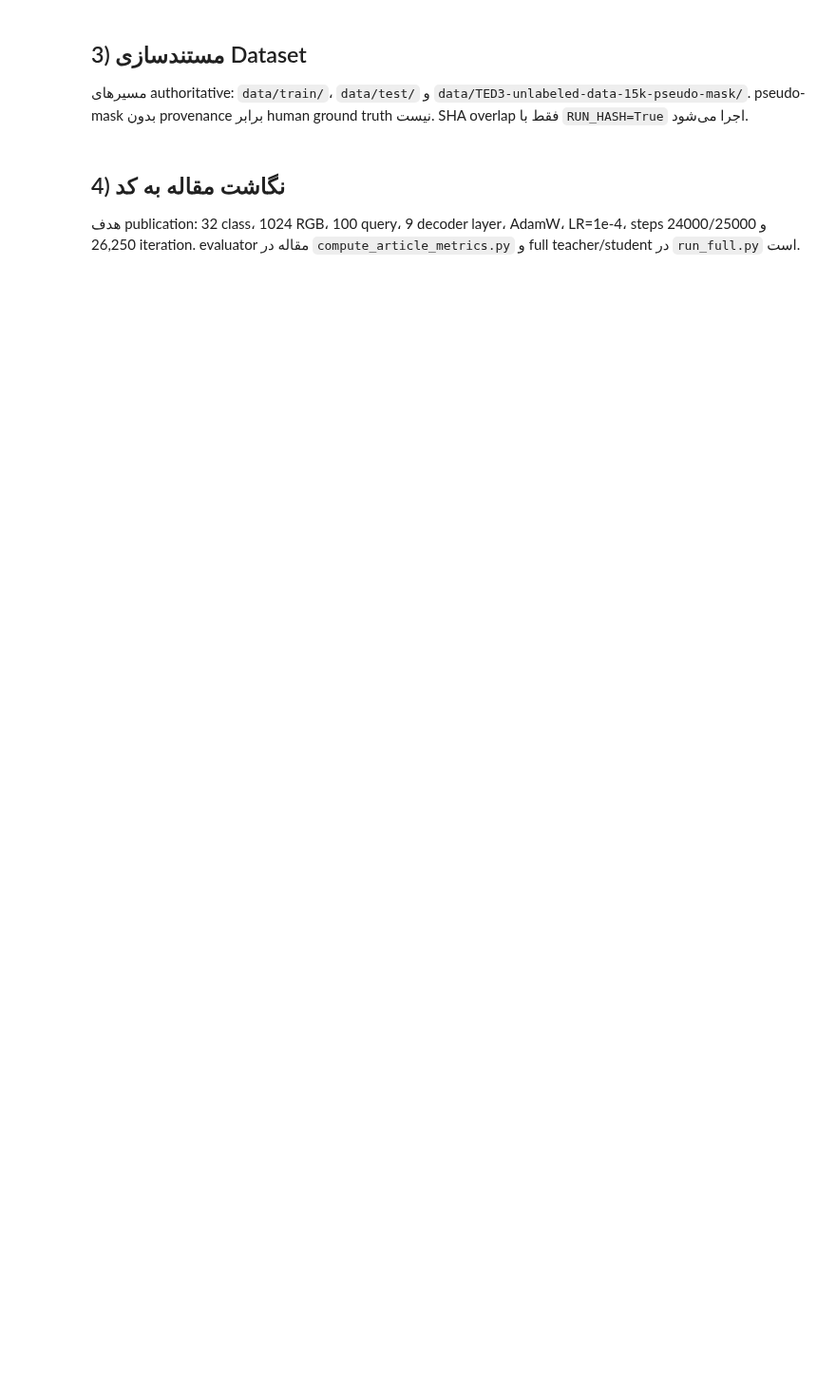
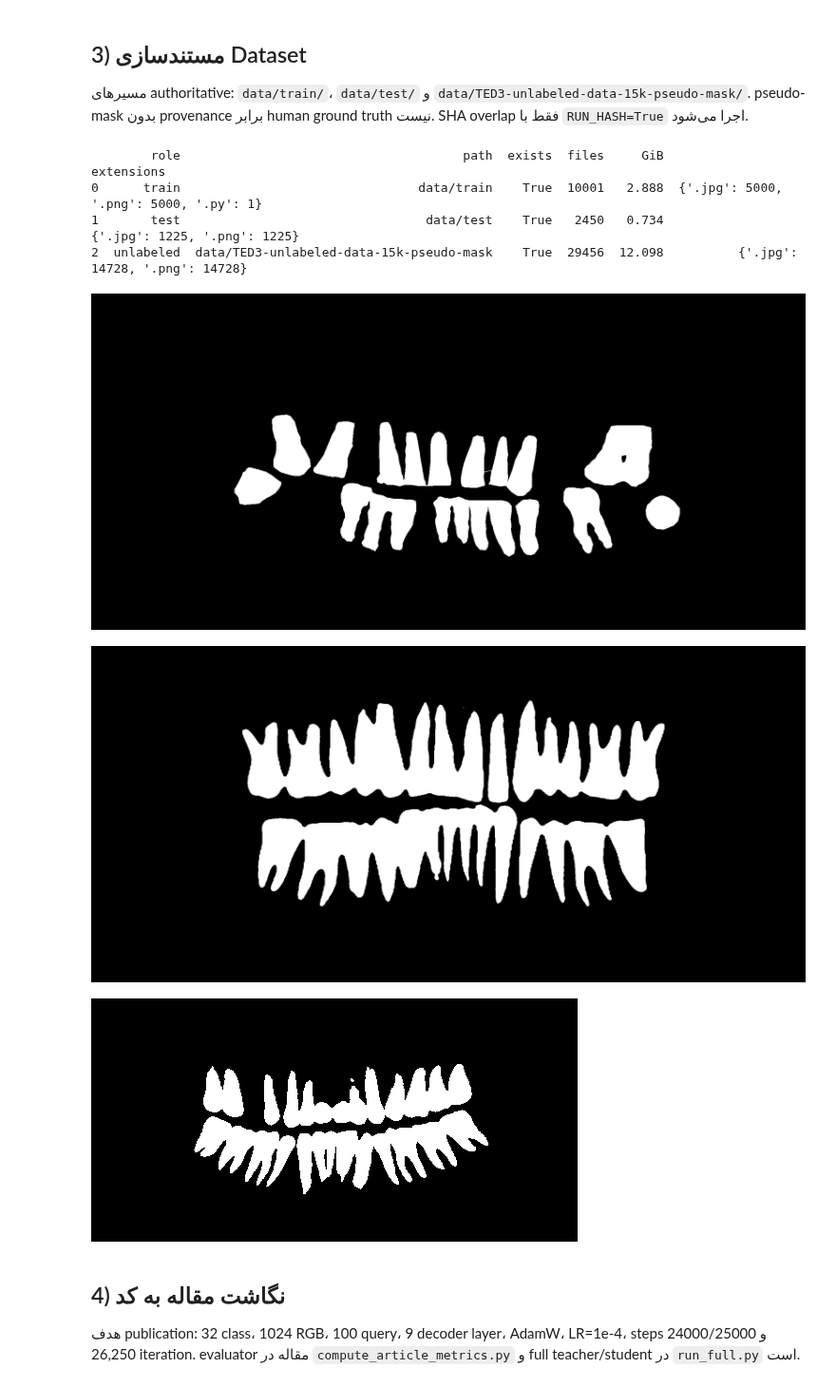
Before and after one commit to hadifarajvand/salehi-semiTNet, a Jupyter notebook: notebooks/SemiTNet_Reproduction_and_Evaluation.ipynb, the cells around one changed output. Shown at 95% size. Cells and saved outputs as stored; diff of their text form; code cells hidden in the pictures; blank space fills up the shorter version.

```diff
--- a/notebooks/SemiTNet_Reproduction_and_Evaluation.ipynb
+++ b/notebooks/SemiTNet_Reproduction_and_Evaluation.ipynb
@@ -44,25 +76,33 @@ for n in ['scripts','configs','data','outputs','reproduction','paper','notebooks
 # %%
 # هدف: inventory dataset و leakage audit اختیاری
 # ورودی: train/test/unlabeled
 # خروجی: count/size/extensions/sample/manifest/overlap
 # رفتار مورد انتظار: read-only؛ hash کامل opt-in
 from collections import Counter
 D={'train':ROOT/'data/train','test':ROOT/'data/test','unlabeled':ROOT/'data/TED3-unlabeled-data-15k-pseudo-mask'}; EXT={'.jpg','.jpeg','.png','.bmp','.tif','.tiff'}
 rows=[]
 for r,p in D.items():
  f=[x for x in p.rglob('*') if x.is_file()] if p.is_dir() else []
  rows.append([r,str(p.relative_to(ROOT)),p.is_dir(),len(f),round(sum(x.stat().st_size for x in f)/1024**3,3),dict(Counter(x.suffix.lower() for x in f).most_common(5))])
 display(pd.DataFrame(rows,columns=['role','path','exists','files','GiB','extensions']))
 for r,p in D.items():
  im=next((x for x in sorted(p.rglob('*')) if x.is_file() and x.suffix.lower() in EXT),None) if p.is_dir() else None
- if im: plt.figure(figsize=(8,3)); plt.imshow(PILImage.open(im),cmap='gray'); plt.title(str(im.relative_to(ROOT))); plt.axis('off'); plt.show()
+ if im: display(Image(filename=str(im)))
 if RUN_HASH:
  def H(x):
   h=hashlib.sha256(); f=x.open('rb')
   for z in iter(lambda:f.read(8*1024*1024),b''): h.update(z)
   f.close(); return h.hexdigest()
  hs={r:{H(x) for x in p.rglob('*') if x.is_file() and x.suffix.lower() in EXT} for r,p in D.items()}
  for a,b in [('train','test'),('train','unlabeled'),('test','unlabeled')]: print(a,b,len(hs[a]&hs[b]))
+# %% [output]
+        role                                      path  exists  files     GiB                              extensions
+0      train                                data/train    True  10001   2.888  {'.jpg': 5000, '.png': 5000, '.py': 1}
+1       test                                 data/test    True   2450   0.734            {'.jpg': 1225, '.png': 1225}
+2  unlabeled  data/TED3-unlabeled-data-15k-pseudo-mask    True  29456  12.098          {'.jpg': 14728, '.png': 14728}
+[figure, added]
+[figure, added]
+[figure, added]
 # %% [markdown]
 ## 4) نگاشت مقاله به کد
 هدف publication: 32 class، 1024 RGB، 100 query، 9 decoder layer، AdamW، LR=1e-4، steps 24000/25000 و 26,250 iteration. evaluator مقاله در `compute_article_metrics.py` و full teacher/student در `run_full.py` است.
```
Also changed, not shown: parts of 18 cells of this notebook, 9 other files.
